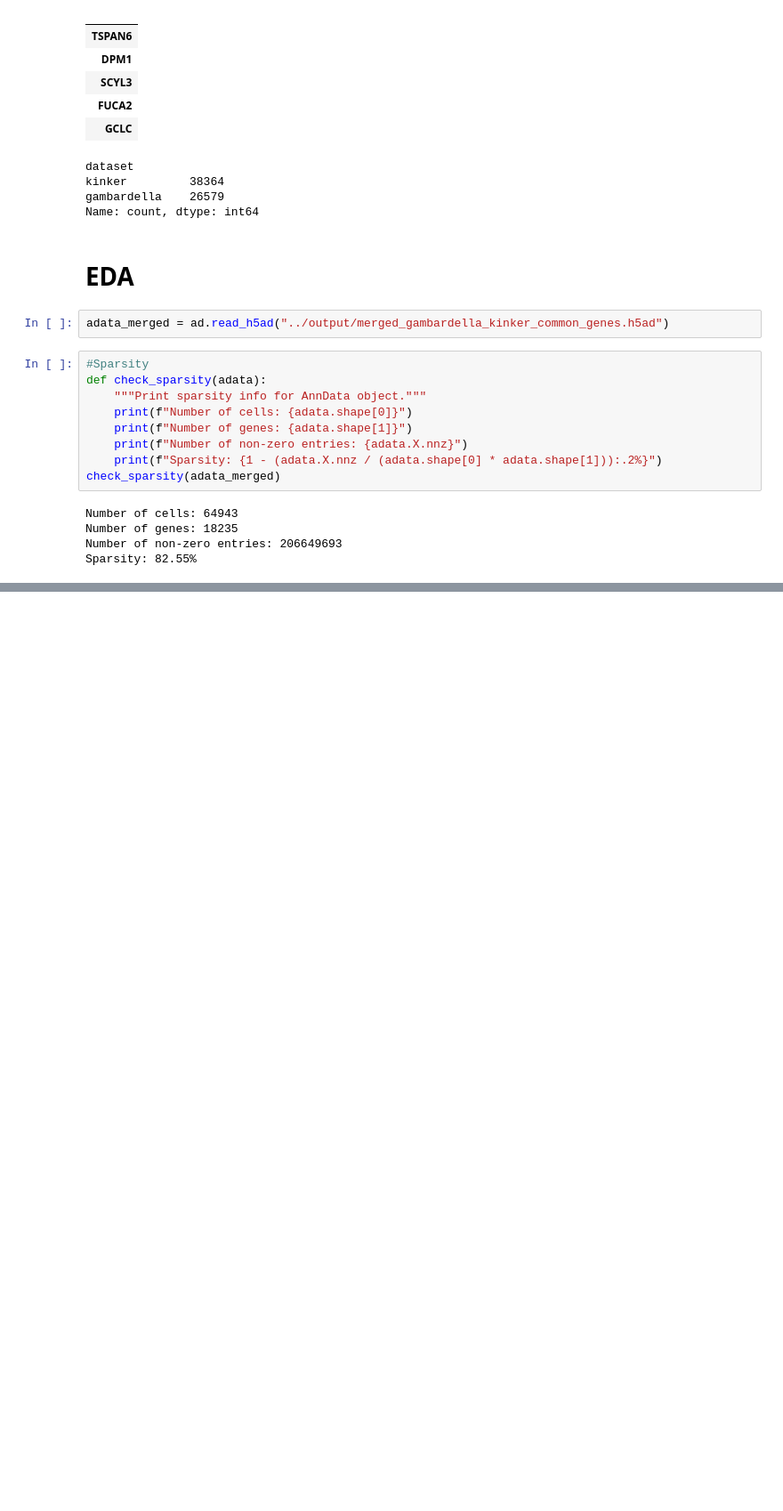
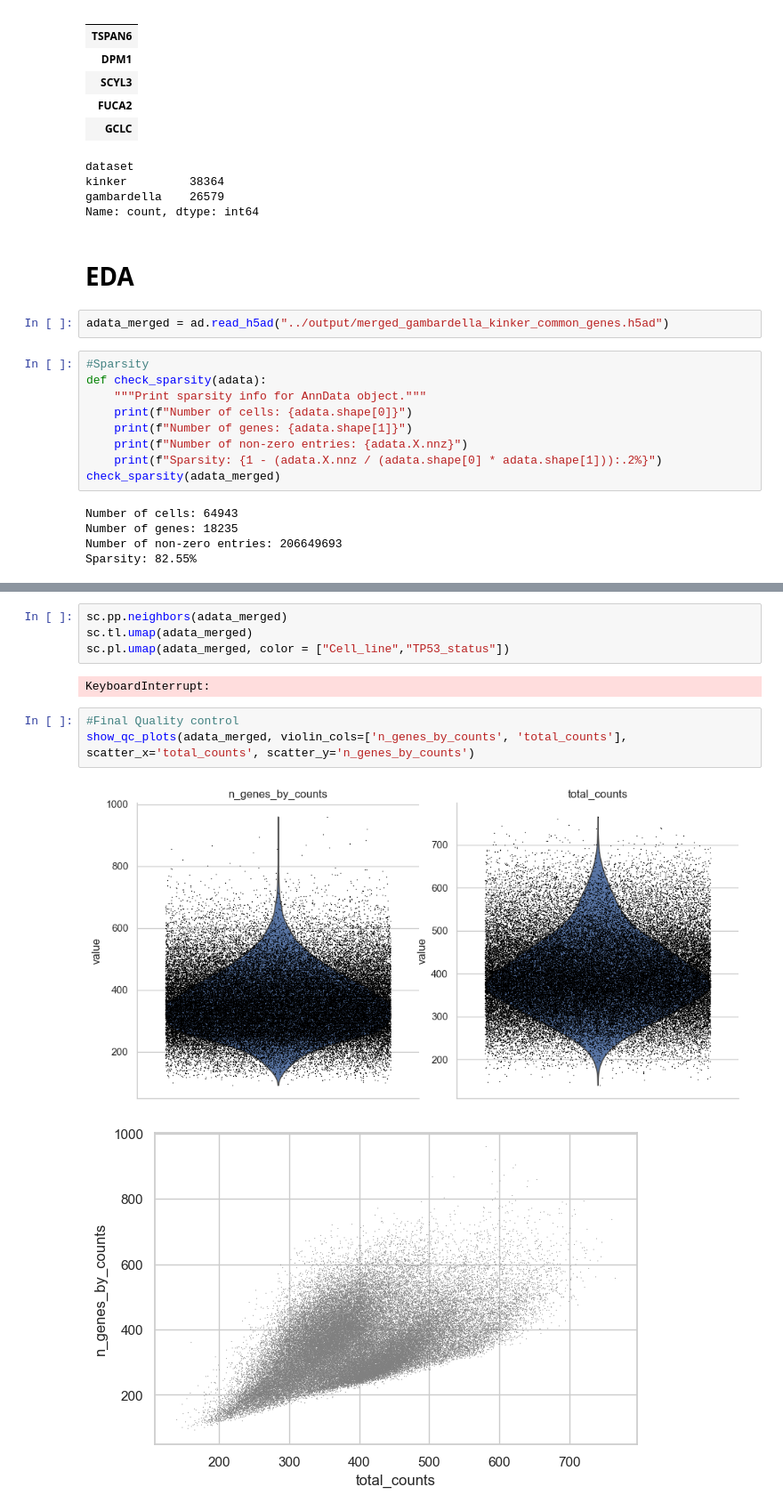
Before and after one commit to tommasoravasio/scRNAseq-GNN-multiclass-tp53, a Jupyter notebook: notebooks/Exploration_data_analysis.ipynb, the cells around one changed output, grey strips where cells are left out. Shown at 89% size. Cells and saved outputs as stored; diff of their text form; blank space fills up the shorter version.

```diff
--- a/notebooks/Exploration_data_analysis.ipynb
+++ b/notebooks/Exploration_data_analysis.ipynb
@@ -291,0 +328,12 @@ ValueError: cannot specify integer `bins` when input data contains infinity
+# %%
+sc.pp.neighbors(adata_merged)
+sc.tl.umap(adata_merged)
+sc.pl.umap(adata_merged, color = ["Cell_line","TP53_status"])
+# %% [output]
+KeyboardInterrupt:
+# %%
+#Final Quality control
+show_qc_plots(adata_merged, violin_cols=['n_genes_by_counts', 'total_counts'], scatter_x='total_counts', scatter_y='n_genes_by_counts')
+# %% [output]
+[figure, added]
+[figure, added]
```
Also changed, not shown: parts of 13 cells of this notebook.
